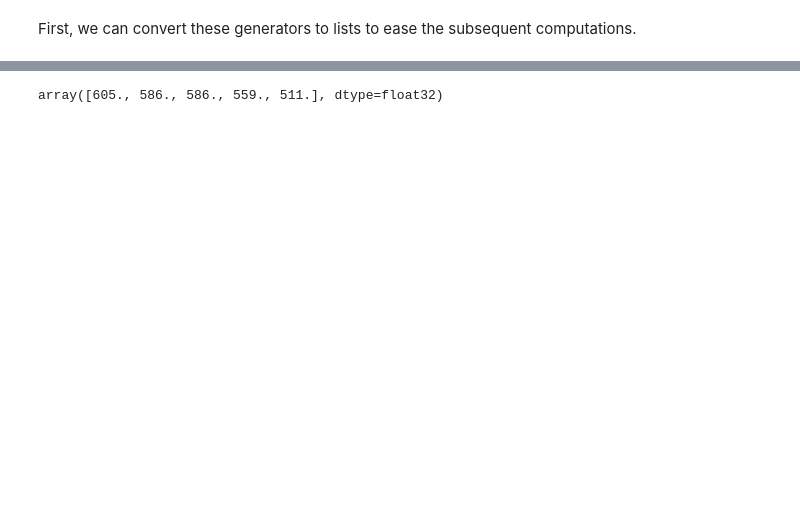
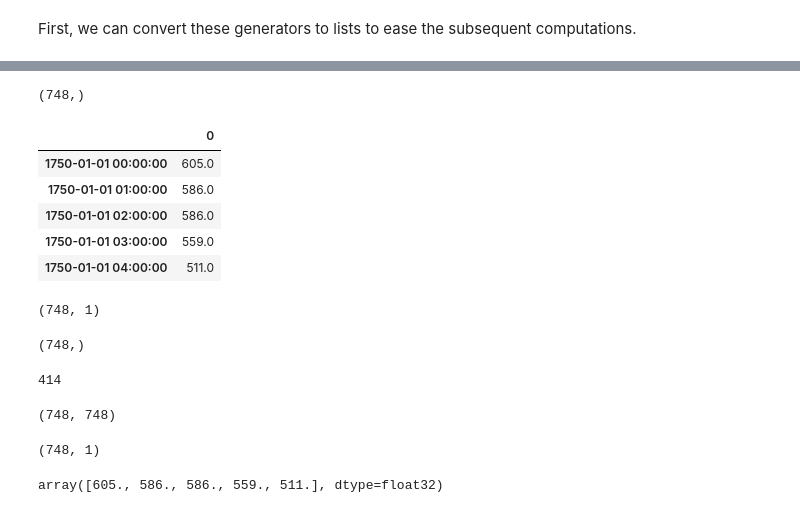
Before and after one commit to ck032/gluon-ts, a Jupyter notebook: examples/official_tutorials/tutorial.ipynb, the cells around one changed output, grey strips where cells are left out. Cells and saved outputs as stored; diff of their text form; code cells hidden in the pictures; blank space fills up the shorter version.

```diff
--- a/examples/official_tutorials/tutorial.ipynb
+++ b/examples/official_tutorials/tutorial.ipynb
@@ -157,6 +294,38 @@ We can examine the first element of these lists (that corresponds to the first t
+# %%
+test_series.shape
+# %% [output]
+(748,)
+# %%
+tss[0].head()
+# %% [output]
+|  | 0 |
+| 1750-01-01 00:00:00 | 605.0 |
+| 1750-01-01 01:00:00 | 586.0 |
+| 1750-01-01 02:00:00 | 586.0 |
+| 1750-01-01 03:00:00 | 559.0 |
+| 1750-01-01 04:00:00 | 511.0 |
+# %%
+tss[0].shape
+# %% [output]
+(748, 1)
+# %%
+test_series.shape
+# %% [output]
+(748,)
+# %%
+len(tss)
+# %% [output]
+414
+# %%
+len(tss[0]),len(tss[1])  # tss[0]是原始数据，后面的413个是什么呢？
+# %% [output]
+(748, 748)
 # %%
 # first entry of the time series list
 ts_entry = tss[0]
+ts_entry.shape
+# %% [output]
+(748, 1)
 # %%
 # first 5 values of the time series (convert from pandas to numpy)
 np.array(ts_entry[:5]).reshape(-1,)
```
Also changed, not shown: parts of 38 cells of this notebook.
